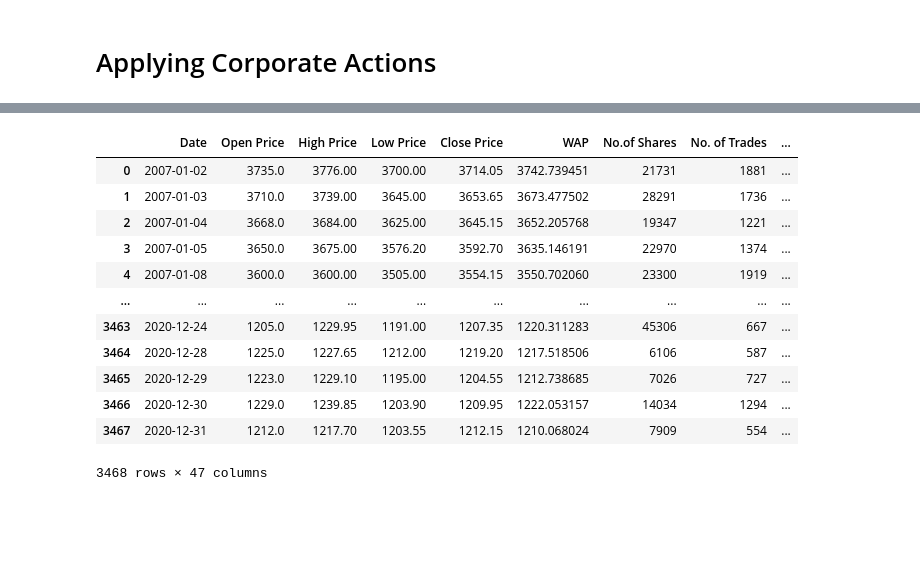
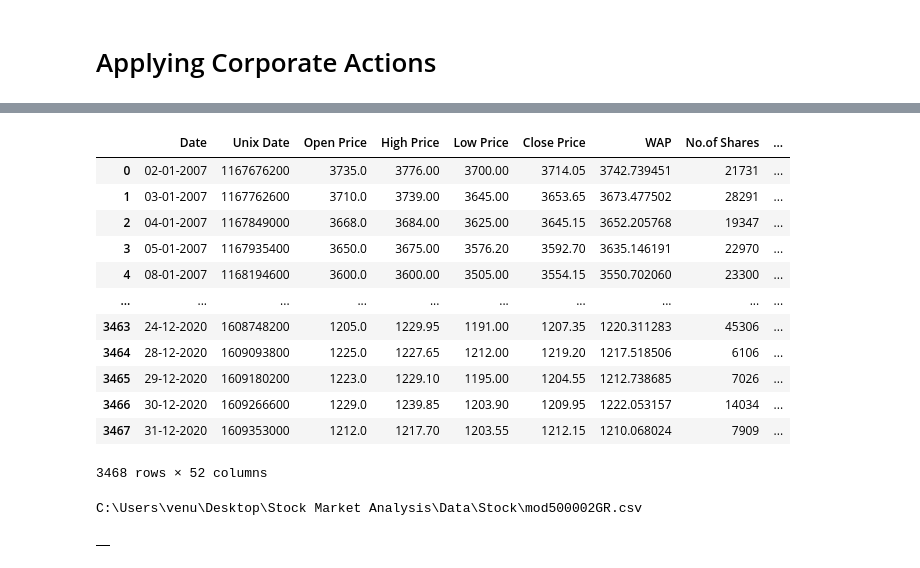
Before and after one commit to VenuGopalJilla/StockAnalysisTool, a Jupyter notebook: Original_Data_Creation.ipynb, the cells around one changed output, grey strips where cells are left out. Saved outputs shown, nothing was run; the diff lists cells and outputs as text; code cells hidden in the pictures; blank space fills up the shorter version.

```diff
--- a/Original_Data_Creation.ipynb
+++ b/Original_Data_Creation.ipynb
@@ -157,27 +295,11 @@ stock_df
 # %%
-stock_df = data_cleaning(stock_df,index_df)
-stock_df = apply_corporate_actions(stock_df,corporate_df)
-stock_df = add_risk_free_column(stock_df)
-create_index()
-stock_df = calculate_beta(stock_df)
-stock_df = calculate_alpha(stock_df)
-stock_df = create_dividend(corporate_df,stock_df)
-stock_df = create_eps_pe_ratio_revenue_income_expenditure_net_profit(revenue_df,stock_df)
-stock_df = create_lower_upper_bands(stock_df)
-stock_df = stock_df.sort_values(by=["Date"],ascending=[True])
+# stock_df = data_cleaning(stock_df,index_df)
+# stock_df = apply_corporate_actions(stock_df,corporate_df)
+# stock_df = add_risk_free_column(stock_df)
+# create_index()
+# stock_df = calculate_beta(stock_df)
+# stock_df = calculate_alpha(stock_df)
+# stock_df = create_dividend(corporate_df,stock_df)
+# stock_df = create_eps_pe_ratio_revenue_income_expenditure_net_profit(revenue_df,stock_df)
+# stock_df = create_lower_upper_bands(stock_df)
+# stock_df = stock_df.sort_values(by=["Date"],ascending=[True])
-# %%
-stock_df
-# %% [output]
-|  | Date | Open Price | High Price | Low Price | Close Price | WAP | No.of Shares | No. of Trades | ... |
-| 0 | 2007-01-02 | 3735.0 | 3776.00 | 3700.00 | 3714.05 | 3742.739451 | 21731 | 1881 | ... |
-| 1 | 2007-01-03 | 3710.0 | 3739.00 | 3645.00 | 3653.65 | 3673.477502 | 28291 | 1736 | ... |
-| 2 | 2007-01-04 | 3668.0 | 3684.00 | 3625.00 | 3645.15 | 3652.205768 | 19347 | 1221 | ... |
-| 3 | 2007-01-05 | 3650.0 | 3675.00 | 3576.20 | 3592.70 | 3635.146191 | 22970 | 1374 | ... |
-| 4 | 2007-01-08 | 3600.0 | 3600.00 | 3505.00 | 3554.15 | 3550.702060 | 23300 | 1919 | ... |
-| ... | ... | ... | ... | ... | ... | ... | ... | ... | ... |
-| 3463 | 2020-12-24 | 1205.0 | 1229.95 | 1191.00 | 1207.35 | 1220.311283 | 45306 | 667 | ... |
-| 3464 | 2020-12-28 | 1225.0 | 1227.65 | 1212.00 | 1219.20 | 1217.518506 | 6106 | 587 | ... |
-| 3465 | 2020-12-29 | 1223.0 | 1229.10 | 1195.00 | 1204.55 | 1212.738685 | 7026 | 727 | ... |
-| 3466 | 2020-12-30 | 1229.0 | 1239.85 | 1203.90 | 1209.95 | 1222.053157 | 14034 | 1294 | ... |
-| 3467 | 2020-12-31 | 1212.0 | 1217.70 | 1203.55 | 1212.15 | 1210.068024 | 7909 | 554 | ... |
-3468 rows × 47 columns
@@ -184,4 +308,31 @@ stock_df
+# %%
+stock_df = add_next_day_columns(stock_df)
+stock_df
+# %% [output]
+|  | Date | Unix Date | Open Price | High Price | Low Price | Close Price | WAP | No.of Shares | ... |
+| 0 | 02-01-2007 | 1167676200 | 3735.0 | 3776.00 | 3700.00 | 3714.05 | 3742.739451 | 21731 | ... |
+| 1 | 03-01-2007 | 1167762600 | 3710.0 | 3739.00 | 3645.00 | 3653.65 | 3673.477502 | 28291 | ... |
+| 2 | 04-01-2007 | 1167849000 | 3668.0 | 3684.00 | 3625.00 | 3645.15 | 3652.205768 | 19347 | ... |
+| 3 | 05-01-2007 | 1167935400 | 3650.0 | 3675.00 | 3576.20 | 3592.70 | 3635.146191 | 22970 | ... |
+| 4 | 08-01-2007 | 1168194600 | 3600.0 | 3600.00 | 3505.00 | 3554.15 | 3550.702060 | 23300 | ... |
+| ... | ... | ... | ... | ... | ... | ... | ... | ... | ... |
+| 3463 | 24-12-2020 | 1608748200 | 1205.0 | 1229.95 | 1191.00 | 1207.35 | 1220.311283 | 45306 | ... |
+| 3464 | 28-12-2020 | 1609093800 | 1225.0 | 1227.65 | 1212.00 | 1219.20 | 1217.518506 | 6106 | ... |
+| 3465 | 29-12-2020 | 1609180200 | 1223.0 | 1229.10 | 1195.00 | 1204.55 | 1212.738685 | 7026 | ... |
+| 3466 | 30-12-2020 | 1609266600 | 1229.0 | 1239.85 | 1203.90 | 1209.95 | 1222.053157 | 14034 | ... |
+| 3467 | 31-12-2020 | 1609353000 | 1212.0 | 1217.70 | 1203.55 | 1212.15 | 1210.068024 | 7909 | ... |
+3468 rows × 52 columns
 # %%
 modified_stock = modified_stock.append(stock_df,ignore_index=True)
 # %%
 modified_stock.to_csv(modified_stock_path,index=None)
+# %%
+modified_GRstock_path = os.path.join(os.getcwd(),"Data\Stock\mod"+security_id+"GR.csv")
+print(modified_GRstock_path)
+# %% [output]
+C:\Users\venu\Desktop\Stock Market Analysis\Data\Stock\mod500002GR.csv
+# %%
+modified_stockGR = pd.read_csv(modified_GRstock_path) if os.path.exists(modified_GRstock_path) else pd.DataFrame()
+modified_stockGR
+# %% [output]
+|  |
```
Also changed, not shown: parts of 37 cells of this notebook, 22 other files.
